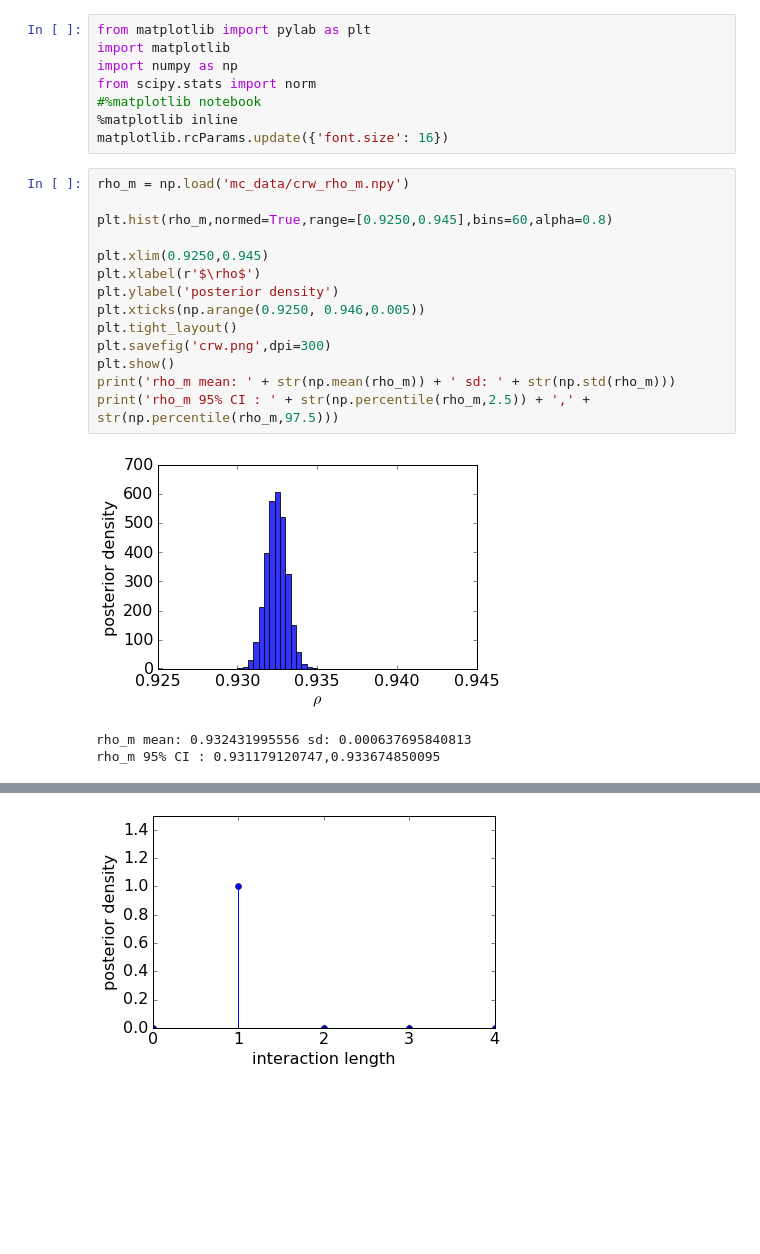
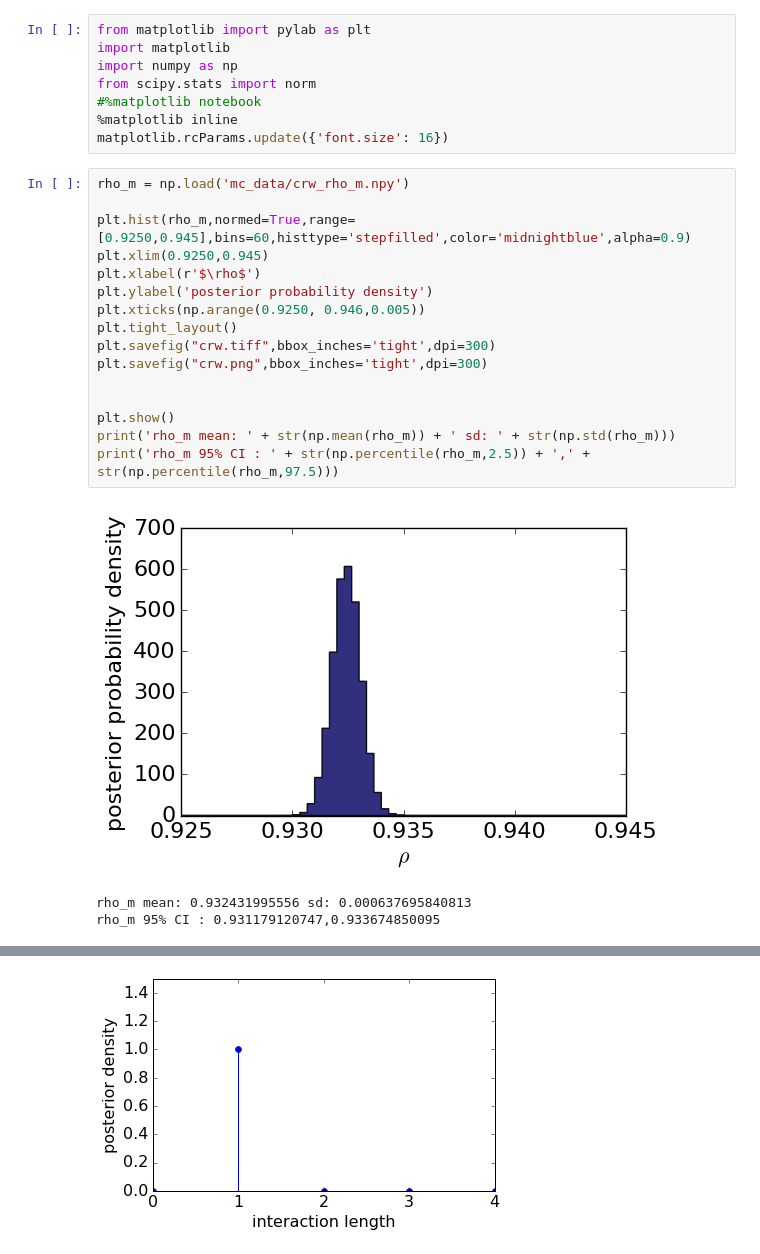
Before and after one commit to ctorney/dolphinUnion, a Jupyter notebook: analysis/movement/model_selection/histPlotsNB.ipynb, the cells around one changed output, grey strips where cells are left out. Drawn from its saved outputs; the diff is of its cells as text; blank space fills up the shorter version.

```diff
--- a/analysis/movement/model_selection/histPlotsNB.ipynb
+++ b/analysis/movement/model_selection/histPlotsNB.ipynb
@@ -9,19 +9,21 @@ matplotlib.rcParams.update({'font.size': 16})
 # %%
 rho_m = np.load('mc_data/crw_rho_m.npy')
 
-plt.hist(rho_m,normed=True,range=[0.9250,0.945],bins=60,alpha=0.8)
-
+plt.hist(rho_m,normed=True,range=[0.9250,0.945],bins=60,histtype='stepfilled',color='midnightblue',alpha=0.9)
 plt.xlim(0.9250,0.945)
 plt.xlabel(r'$\rho$')
-plt.ylabel('posterior density')
+plt.ylabel('posterior probability density')
 plt.xticks(np.arange(0.9250, 0.946,0.005))
 plt.tight_layout()
-plt.savefig('crw.png',dpi=300)
+plt.savefig("crw.tiff",bbox_inches='tight',dpi=300)
+plt.savefig("crw.png",bbox_inches='tight',dpi=300)
+
+
 plt.show()
 print('rho_m mean: ' + str(np.mean(rho_m)) + ' sd: ' + str(np.std(rho_m)))
 print('rho_m 95% CI : ' + str(np.percentile(rho_m,2.5)) + ',' + str(np.percentile(rho_m,97.5)))
 # %% [output]
-[figure, old version]
+[figure, new version]
 rho_m mean: 0.932431995556 sd: 0.000637695840813
 rho_m 95% CI : 0.931179120747,0.933674850095
 # %%
```
Also changed, not shown: parts of 11 cells of this notebook, 1 other file.
